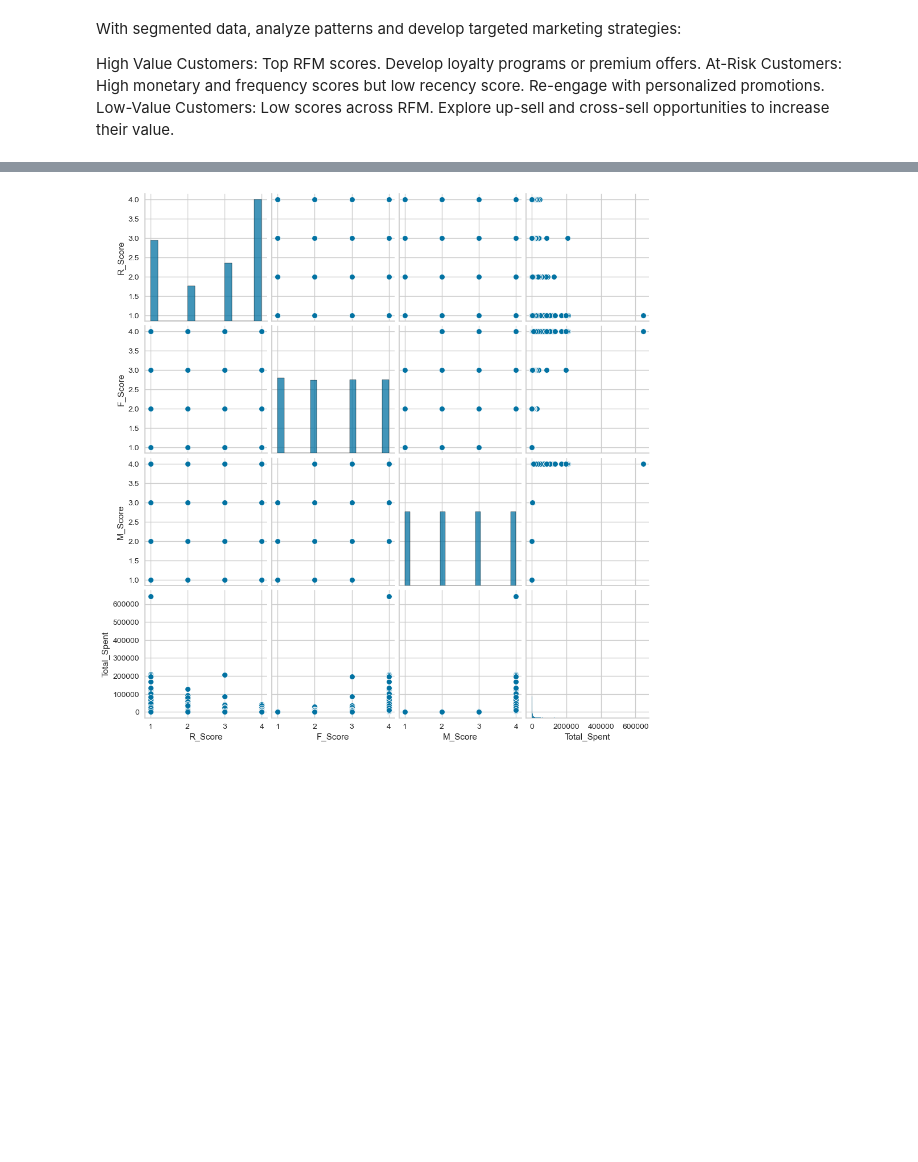
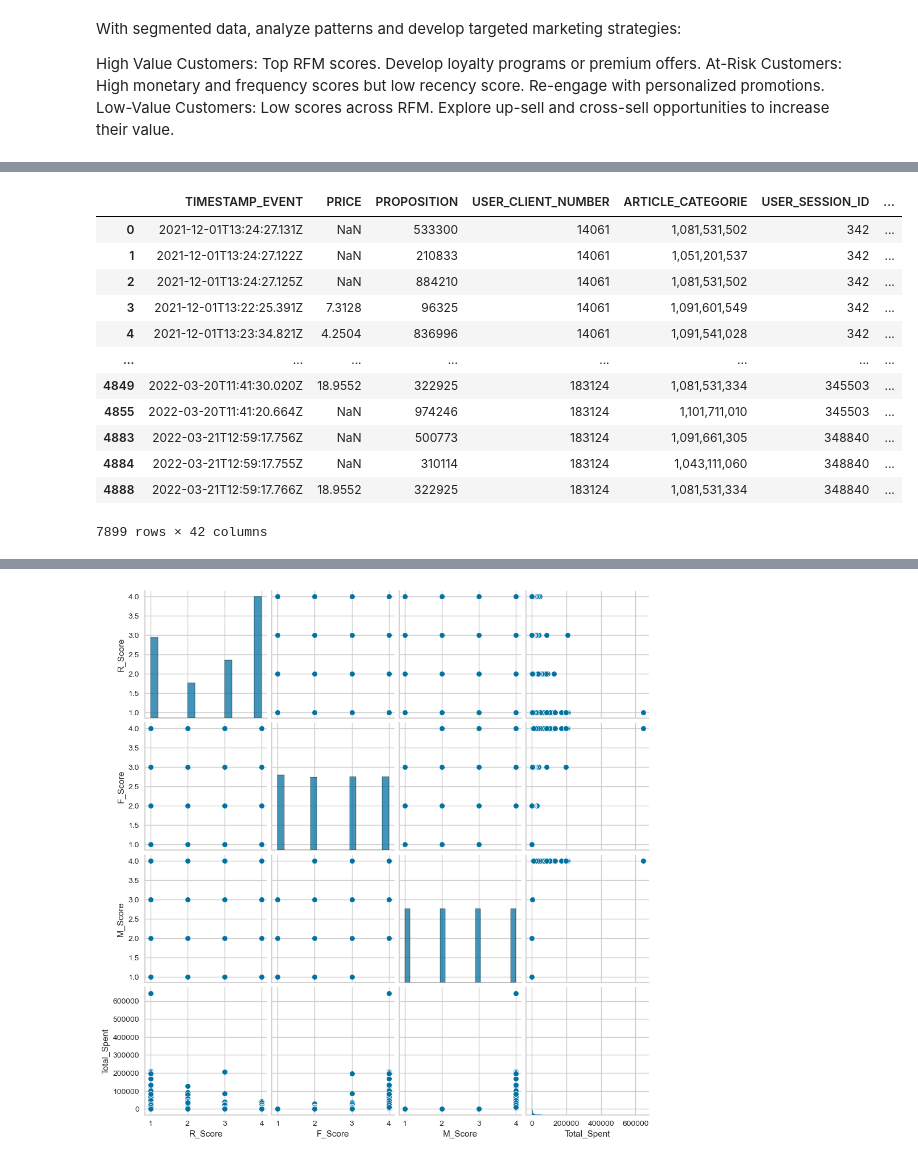
Before and after one commit to Echotianee/CausalInference, a Jupyter notebook: rfm_score_user.ipynb, the cells around one changed output, grey strips where cells are left out. Drawn from its saved outputs; the diff is of its cells as text; code cells hidden in the pictures; blank space fills up the shorter version.

```diff
--- a/rfm_score_user.ipynb
+++ b/rfm_score_user.ipynb
@@ -138,0 +177,19 @@ user_data
+# %%
+# dropping all rows that have page_section_postion as NaN
+recommended_products_table = all_client_events[all_client_events["PAGE_SECTION"] =="Recommended Products"]
+recommended_products_table["USER_SALES_DISTRICT"].unique()
+recommended_products_table
+# %% [output]
+|  | TIMESTAMP_EVENT | PRICE | PROPOSITION | USER_CLIENT_NUMBER | ARTICLE_CATEGORIE | USER_SESSION_ID | ... |
+| 0 | 2021-12-01T13:24:27.131Z | NaN | 533300 | 14061 | 1,081,531,502 | 342 | ... |
+| 1 | 2021-12-01T13:24:27.122Z | NaN | 210833 | 14061 | 1,051,201,537 | 342 | ... |
+| 2 | 2021-12-01T13:24:27.125Z | NaN | 884210 | 14061 | 1,081,531,502 | 342 | ... |
+| 3 | 2021-12-01T13:22:25.391Z | 7.3128 | 96325 | 14061 | 1,091,601,549 | 342 | ... |
+| 4 | 2021-12-01T13:23:34.821Z | 4.2504 | 836996 | 14061 | 1,091,541,028 | 342 | ... |
+| ... | ... | ... | ... | ... | ... | ... | ... |
+| 4849 | 2022-03-20T11:41:30.020Z | 18.9552 | 322925 | 183124 | 1,081,531,334 | 345503 | ... |
+| 4855 | 2022-03-20T11:41:20.664Z | NaN | 974246 | 183124 | 1,101,711,010 | 345503 | ... |
+| 4883 | 2022-03-21T12:59:17.756Z | NaN | 500773 | 183124 | 1,091,661,305 | 348840 | ... |
+| 4884 | 2022-03-21T12:59:17.755Z | NaN | 310114 | 183124 | 1,043,111,060 | 348840 | ... |
+| 4888 | 2022-03-21T12:59:17.766Z | 18.9552 | 322925 | 183124 | 1,081,531,334 | 348840 | ... |
+7899 rows × 42 columns
```
Also changed, not shown: parts of 20 cells of this notebook, 5 other files.
